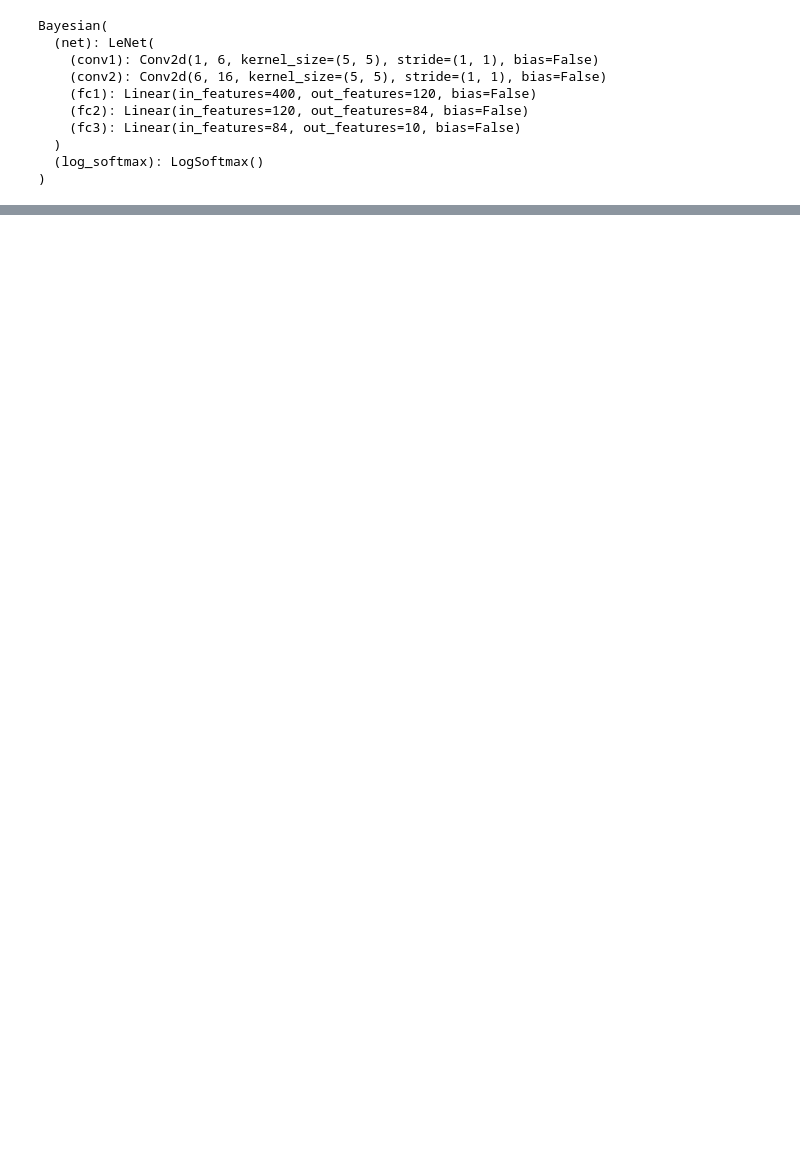
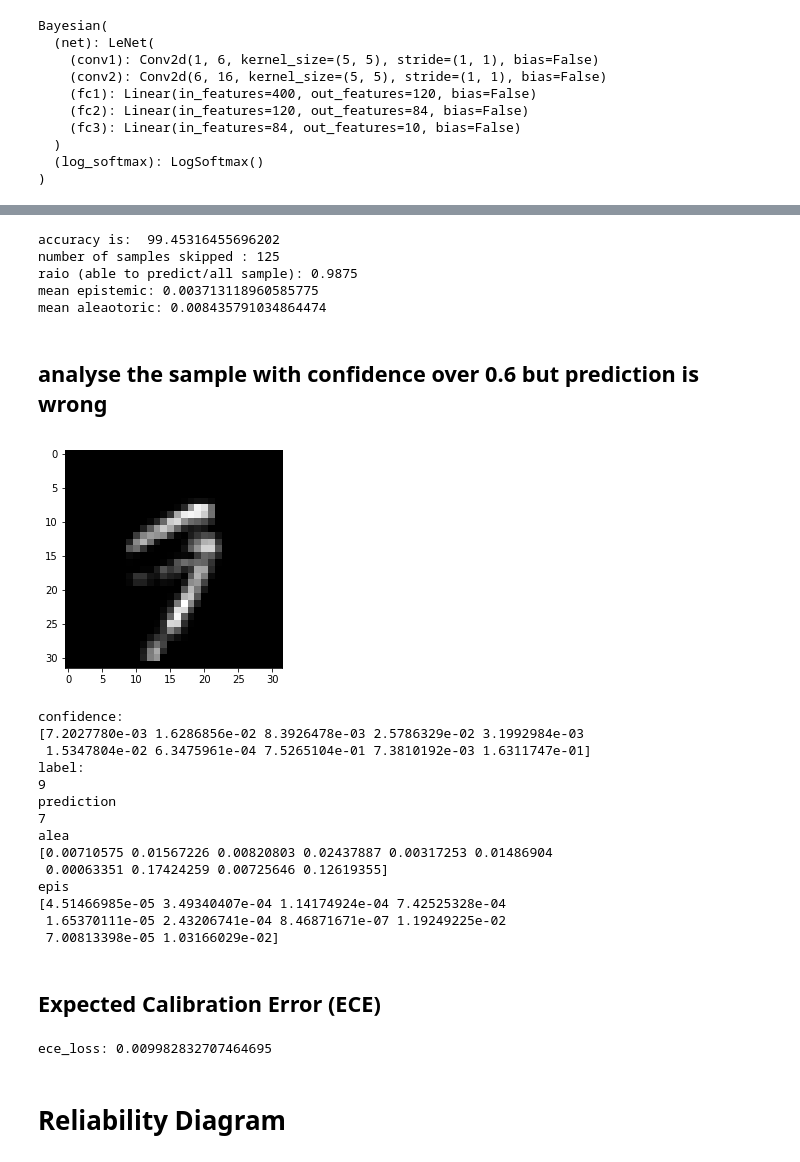
Before and after one commit to YinJC/01_ModelPerformance, a Jupyter notebook: lenet_bayesian_model.ipynb, the cells around one changed output, grey strips where cells are left out. Cells and saved outputs as stored; diff of their text form; code cells hidden in the pictures; blank space fills up the shorter version.

```diff
--- a/lenet_bayesian_model.ipynb
+++ b/lenet_bayesian_model.ipynb
@@ -251,0 +289,21 @@ KeyboardInterrupt:
+# %%
+def predict(x, T, net):
+    sampled_models = [net.guide(None, None) for _ in range(T)]
+    yhats = [model(x).data for model in sampled_models]
+    yhats = F.softmax(torch.stack(yhats, dim=1), dim=2)
+    mean = torch.mean(yhats, 1)
+    return np.argmax(mean.cpu().numpy(), axis=1), mean.cpu().numpy()
+
+def evaluate(T, loader, net, threshold=0.2):
+    correct = 0
+    total = 0
+    all_cnt = 0
+    for j, data in enumerate(loader):
+        images, labels = data
+        predicted, mean_prob = predict(images.view(-1, 1, 32, 32).cuda(), T, net)
+        confidence = np.max(mean_prob, axis=1)
+        idx = [idx for idx in range(confidence.shape[0]) if confidence[idx]>threshold]
+        all_cnt += len(labels)
+        total += len(idx)
+        correct += (predicted[idx] == np.array(labels)[idx]).sum().item()
+    return (100 * correct / total), all_cnt-total, total/all_cnt
@@ -251,0 +428,15 @@ KeyboardInterrupt:
+# %%
+acc, skip, ratio, mean_alea, mean_epis = evaluate(20, test_loader, net,threshold=0.6)
+print('accuracy is: ', acc)
+print('number of samples skipped :', skip)
+print('raio (able to predict/all sample):', ratio)
+print('mean epistemic:', mean_epis)
+print('mean aleaotoric:', mean_alea)
+# %% [output]
+accuracy is:  99.45316455696202
+number of samples skipped : 125
+raio (able to predict/all sample): 0.9875
+mean epistemic: 0.003713118960585775
+mean aleaotoric: 0.008435791034864474
+# %% [markdown]
+## analyse the sample with confidence over 0.6 but prediction is wrong
@@ -251,0 +471,36 @@ KeyboardInterrupt:
+# %%
+image, label, prob, alea, epis = evaluate(10, test_loader, net, threshold=0.6)
+# %%
+num = 0
+plt.figure()
+plt.imshow(image[num].numpy().squeeze(), cmap='gray')
+plt.show()
+plt.close()
+print('confidence:')
+print(prob[num])
+print('label:')
+print(label[num].numpy())
+print('prediction')
+print(np.argmax(prob[num]))
+print('alea ')
+print(alea[num])
+print('epis')
+print(epis[num])
+# %% [output]
+[figure, added]
+confidence:
+[7.2027780e-03 1.6286856e-02 8.3926478e-03 2.5786329e-02 3.1992984e-03
+ 1.5347804e-02 6.3475961e-04 7.5265104e-01 7.3810192e-03 1.6311747e-01]
+label:
+9
+prediction
+7
+alea
+[0.00710575 0.01567226 0.00820803 0.02437887 0.00317253 0.01486904
+ 0.00063351 0.17424259 0.00725646 0.12619355]
+epis
+[4.51466985e-05 3.49340407e-04 1.14174924e-04 7.42525328e-04
+ 1.65370111e-05 2.43206741e-04 8.46871671e-07 1.19249225e-02
+ 7.00813398e-05 1.03166029e-02]
+# %% [markdown]
+## Expected Calibration Error (ECE)
@@ -251,0 +567,7 @@ KeyboardInterrupt:
+# %%
+ece_loss = evaluate(10, test_loader, net)
+print('ece_loss:', str(ece_loss.item()))
+# %% [output]
+ece_loss: 0.009982832707464695
+# %% [markdown]
+# Reliability Diagram
```
Also changed, not shown: parts of 36 cells of this notebook.
